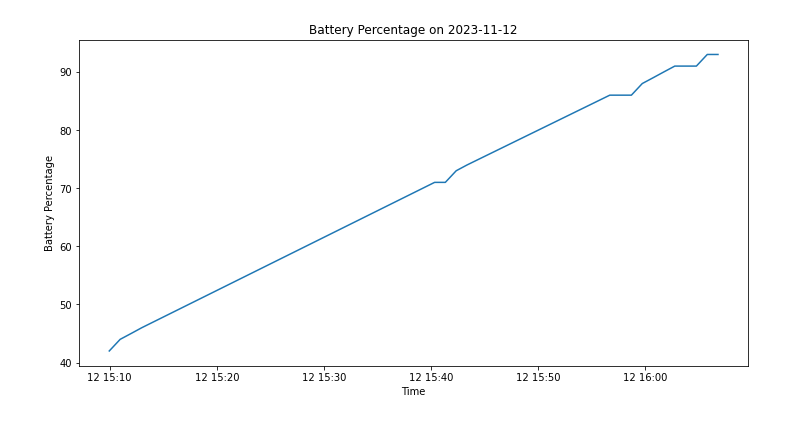
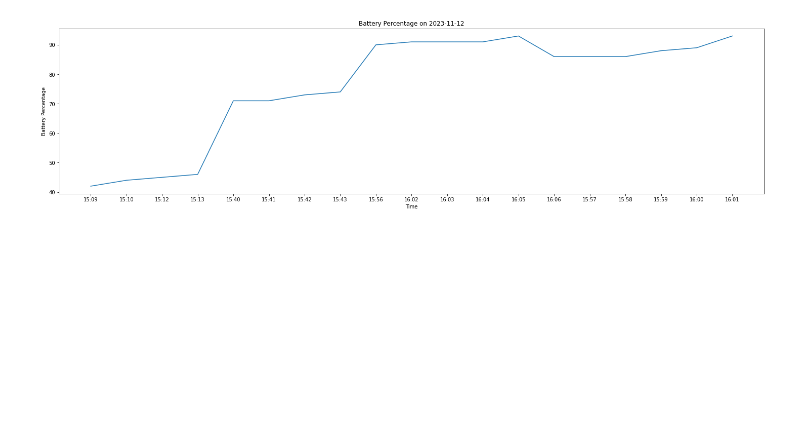
Before and after one commit to lebenebou/AFKMonitor, a Jupyter notebook: Visualisation.ipynb, the cells around one changed output. Saved outputs shown, nothing was run; the diff lists cells and outputs as text; code cells hidden in the pictures; blank space fills up the shorter version.

Commit message:
Visualisation done in ipynb

```diff
--- a/Visualisation.ipynb
+++ b/Visualisation.ipynb
@@ -26,127 +26,53 @@ else:
 # Filter data for the selected date
 selected_data = data[data['time'].dt.date == selected_date]
 
+# Now update the 'time' column in the selected_data DataFrame
+selected_data = selected_data.assign(
+    time=selected_data['time'].dt.strftime('%H:%M')
+)
+# selected_data.loc[:,'time'] = selected_data['time'].dt.strftime('%H:%M')
+
 # Check if data is available for the selected date
 if selected_data.empty:
     print(f"No data available for the selected date ({selected_date}). Please choose another date.")
     sys.exit(1)
 
 # Plotting Battery Percentage
-plt.figure(figsize=(12, 6))
+plt.figure(figsize=(25, 6))
 plt.plot(selected_data['time'].values, selected_data['batteryPercent'].values)
 plt.xlabel('Time')
 plt.ylabel('Battery Percentage')
 plt.title(f'Battery Percentage on {selected_date.strftime("%Y-%m-%d")}')
 plt.show()
 
 # Plotting Memory Usage of Processes
-plt.figure(figsize=(12, 6))
+# REVIEW !!!!!!!!!!!!!!!!!!!!!!!!!!!!!
+plt.figure(figsize=(25, 6))
 data_sorted_by_mem = selected_data.sort_values(by='memUsageMB', ascending=False)
 plt.bar(data_sorted_by_mem['hungriestProc'].values, data_sorted_by_mem['memUsageMB'].values)
 plt.xlabel('Processes')
 plt.ylabel('Memory Usage (MB)')
 plt.title(f'Memory Usage of Processes on {selected_date.strftime("%Y-%m-%d")}')
 plt.xticks(rotation=45, ha='right')
 plt.show()
 
 # Plotting Network Activity
-plt.figure(figsize=(12, 6))
+plt.figure(figsize=(25, 6))
 plt.plot(selected_data['time'].values, selected_data['bytesSent'].values, label='Bytes Sent')
 plt.plot(selected_data['time'].values, selected_data['bytesReceived'].values, label='Bytes Received')
 plt.xlabel('Time')
 plt.ylabel('Bytes')
 plt.title(f'Network Activity on {selected_date.strftime("%Y-%m-%d")}')
 plt.legend()
 plt.show()
 
 #Plotting Running Processes
-plt.figure(figsize=(12, 6))
+plt.figure(figsize=(25, 6))
 plt.plot(selected_data['time'].values, selected_data['runningProc'].values, marker='o', linestyle='-', color='b')
 plt.xlabel('Time')
 plt.ylabel('Number of Running Processes')
 plt.title(f'Running Processes on {selected_date.strftime("%Y-%m-%d")}')
 plt.grid(True)
 plt.show()
-
-
-# Analysis :
-# Battery Analysis
-average_battery = selected_data['batteryPercent'].mean()
-min_battery = selected_data['batteryPercent'].min()
-max_battery = selected_data['batteryPercent'].max()
-
-# Memory Usage Analysis
-total_mem_usage = selected_data['memUsageMB'].sum()
-top_processes = data_sorted_by_mem.head(5)  # Adjust the number as needed
-
-# Network Activity Analysis
-total_bytes_sent = selected_data['bytesSent'].sum()
-total_bytes_received = selected_data['bytesReceived'].sum()
-
-# Running Processes Analysis
-average_running_processes = selected_data['runningProc'].mean()
-
-# Charging Analysis
-selectedDate = selected_data['charging'].astype(bool)
-
-charging_percentage = (selectedDate.sum() / len(selectedDate)) * 100
-
-# Connected Analysis
-connected_percentage = (selectedDate.sum() / len(selectedDate)) * 100
-
-# Process Analysis
-top_running_processes = selected_data['runningProc'].mode()
-
-# Hungry Process Analysis
-top_hungry_process = selected_data.loc[selected_data['memUsageMB'].idxmax()]
-
-# Memory Usage Trends
-memory_trends = selected_data[['time', 'memUsageMB']]
-memory_trends.set_index('time', inplace=True)
-
-# Resample data for a smoother trend
-memory_trends_resampled = memory_trends.resample('H').mean()
-
-# Displaying Results with Improved Formatting
-
-# Battery Analysis
-print("\nBattery Analysis:")
-print(f"  Average Battery Percentage: {average_battery:.2f}%")
-print(f"  Minimum Battery Percentage: {min_battery:.2f}%")
-print(f"  Maximum Battery Percentage: {max_battery:.2f}%")
-
-# Memory Usage Analysis
-print("\nMemory Usage Analysis:")
-print(f"  Total Memory Usage: {total_mem_usage:.2f} MB")
-print("\nTop Processes by Memory Usage:")
-print(top_processes[['hungriestProc', 'memUsageMB']].to_string(index=False))
-
-# Network Activity Analysis
-print("\nNetwork Activity Analysis:")
-print(f"  Total Bytes Sent: {total_bytes_sent} bytes")
-print(f"  Total Bytes Received: {total_bytes_received} bytes")
-
-# Running Processes Analysis
-print("\nRunning Processes Analysis:")
-print(f"  Average Number of Running Processes: {average_running_processes:.2f}")
-
-# Charging and Connected Analysis
-print("\nCharging and Connected Analysis:")
-print(f"  Percentage of Time Charging: {charging_percentage:.2f}%")
-print(f"  Percentage of Time Connected: {connected_percentage:.2f}%")
-
-# Process Analysis
-print("\nProcess Analysis:")
-print("  Most Frequently Running Processes:")
-print(top_running_processes.to_string(index=False))
-
-# Hungry Process Analysis
-print("\nHungry Process Analysis:")
-print("  Process with Highest Memory Usage:")
-print(top_hungry_process[['hungriestProc', 'memUsageMB']].to_string(index=False))
-
-# Memory Usage Trends
-print("\nMemory Usage Trends:")
-print(memory_trends_resampled.to_string())
 # %% [output]
-[figure, old version]
+[figure, new version]
```
Also changed, not shown: parts of 2 cells of this notebook.
